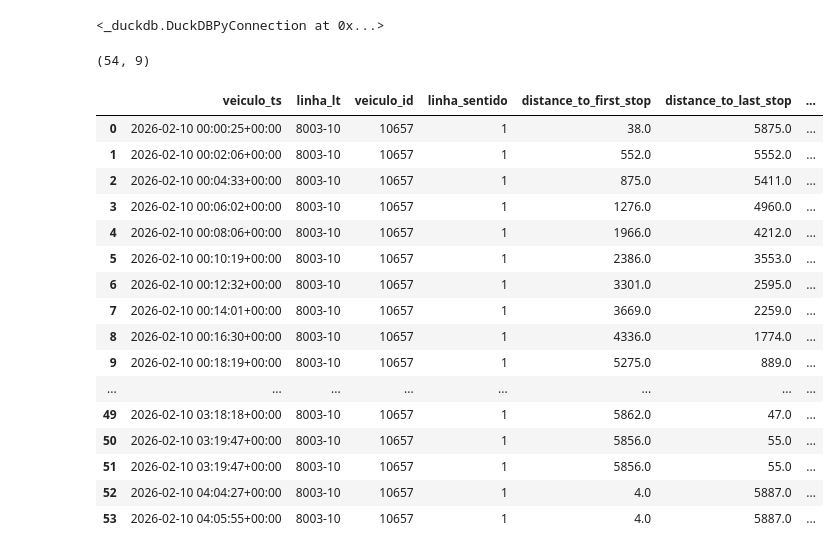
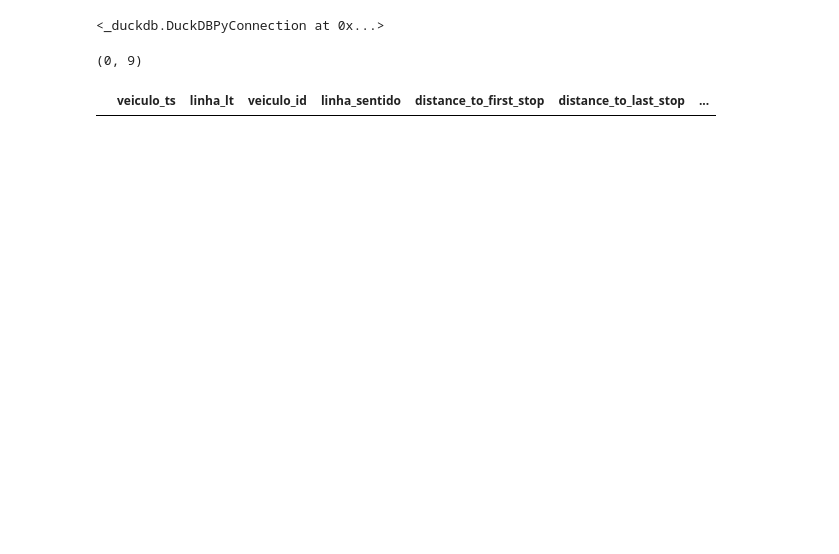
Before and after one commit to andremoreirafocus/sptransinsightspro, a Jupyter notebook: jupyter/notebooks/positions_for_line_and_vehicle_and_day.ipynb, the cells around one changed output. Drawn from its saved outputs; the diff is of its cells as text; code cells hidden in the pictures; blank space fills up the shorter version.

```diff
--- a/jupyter/notebooks/positions_for_line_and_vehicle_and_day.ipynb
+++ b/jupyter/notebooks/positions_for_line_and_vehicle_and_day.ipynb
@@ -92,27 +115,11 @@ def query_positions_for_line_vehicle_day(linha_lt, veiculo_id, day):
 # %%
-linha_lt = '8003-10'
-veiculo_id = 10657
+linha_lt = '101-10'
+veiculo_id = 16018
 linha_sentido = '1'
-day = '10'
+day = '04'
 
 query_positions_for_line_vehicle__sentido_day(linha_lt, veiculo_id, linha_sentido, day)
 # %% [output]
-(54, 9)
+(0, 9)
 |  | veiculo_ts | linha_lt | veiculo_id | linha_sentido | distance_to_first_stop | distance_to_last_stop | ... |
-| 0 | 2026-02-10 00:00:25+00:00 | 8003-10 | 10657 | 1 | 38.0 | 5875.0 | ... |
-| 1 | 2026-02-10 00:02:06+00:00 | 8003-10 | 10657 | 1 | 552.0 | 5552.0 | ... |
-| 2 | 2026-02-10 00:04:33+00:00 | 8003-10 | 10657 | 1 | 875.0 | 5411.0 | ... |
-| 3 | 2026-02-10 00:06:02+00:00 | 8003-10 | 10657 | 1 | 1276.0 | 4960.0 | ... |
-| 4 | 2026-02-10 00:08:06+00:00 | 8003-10 | 10657 | 1 | 1966.0 | 4212.0 | ... |
-| 5 | 2026-02-10 00:10:19+00:00 | 8003-10 | 10657 | 1 | 2386.0 | 3553.0 | ... |
-| 6 | 2026-02-10 00:12:32+00:00 | 8003-10 | 10657 | 1 | 3301.0 | 2595.0 | ... |
-| 7 | 2026-02-10 00:14:01+00:00 | 8003-10 | 10657 | 1 | 3669.0 | 2259.0 | ... |
-| 8 | 2026-02-10 00:16:30+00:00 | 8003-10 | 10657 | 1 | 4336.0 | 1774.0 | ... |
-| 9 | 2026-02-10 00:18:19+00:00 | 8003-10 | 10657 | 1 | 5275.0 | 889.0 | ... |
-| ... | ... | ... | ... | ... | ... | ... | ... |
-| 49 | 2026-02-10 03:18:18+00:00 | 8003-10 | 10657 | 1 | 5862.0 | 47.0 | ... |
-| 50 | 2026-02-10 03:19:47+00:00 | 8003-10 | 10657 | 1 | 5856.0 | 55.0 | ... |
-| 51 | 2026-02-10 03:19:47+00:00 | 8003-10 | 10657 | 1 | 5856.0 | 55.0 | ... |
-| 52 | 2026-02-10 04:04:27+00:00 | 8003-10 | 10657 | 1 | 4.0 | 5887.0 | ... |
-| 53 | 2026-02-10 04:05:55+00:00 | 8003-10 | 10657 | 1 | 4.0 | 5887.0 | ... |
 # %%
```
Also changed, not shown: parts of 3 cells of this notebook, 5 other files.
